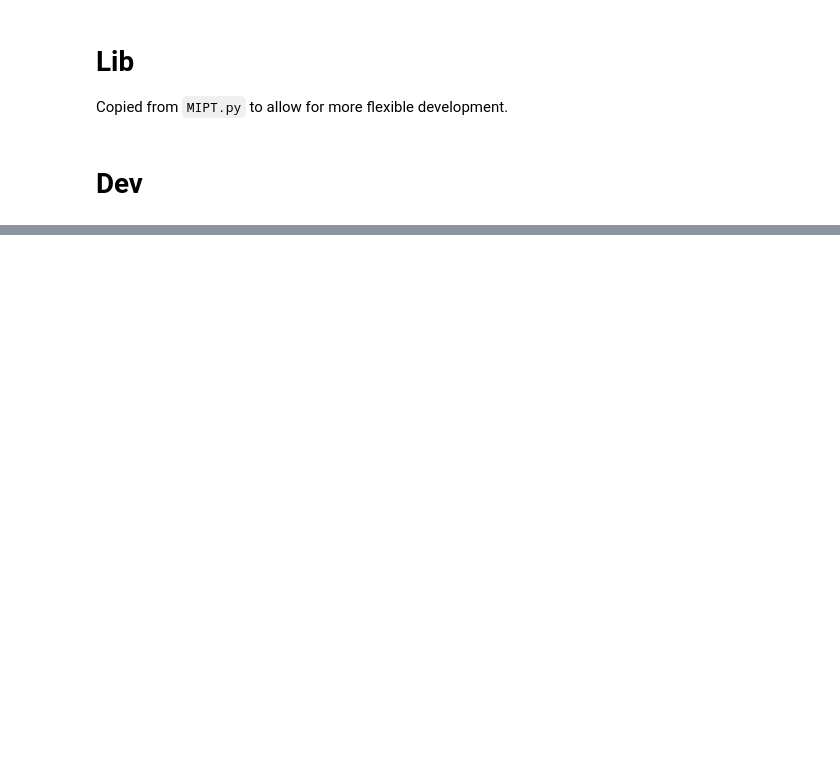
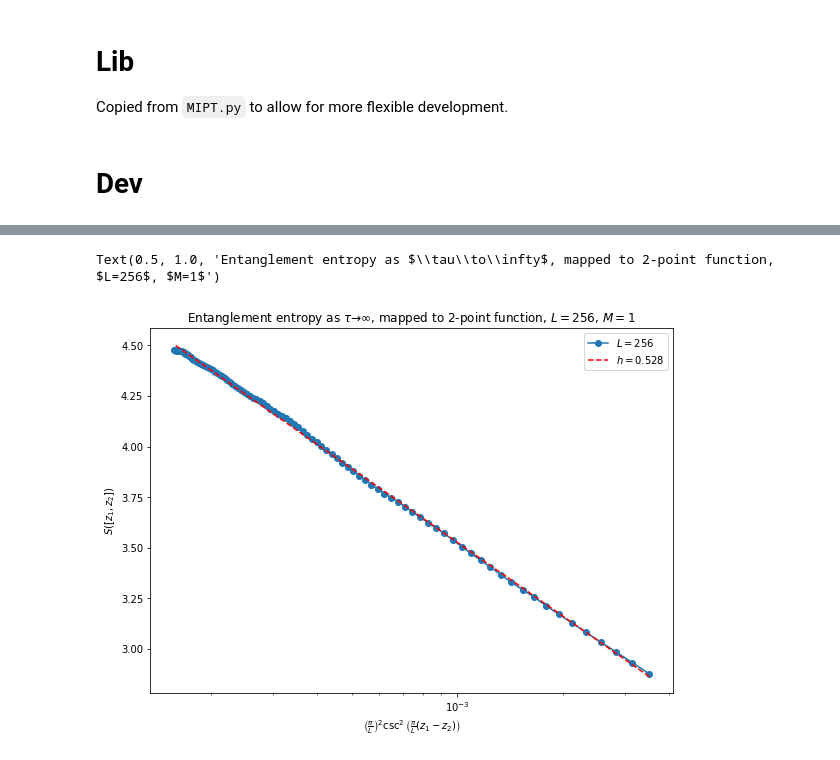
Before and after one commit to DanDan0101/clifford, a Jupyter notebook: dev_qudits.ipynb, the cells around one changed output, grey strips where cells are left out. Drawn from its saved outputs; the diff is of its cells as text; code cells hidden in the pictures; blank space fills up the shorter version.

```diff
--- a/dev_qudits.ipynb
+++ b/dev_qudits.ipynb
@@ -287,8 +288,3 @@ p_dict = {
     5: 0.478
 }
 p = p_dict[D]
-# %%
-f = lambda state: trip_info(state, D)
-
-with Pool(num_cpus) as pool:
-    results = pool.starmap(lambda: sample(f, L, p, D, timesteps, depth), [[]] * shots)
@@ -321,0 +378,13 @@ Error:
+# %%
+plt.subplots(figsize = (8, 6), layout = "constrained")
+plt.plot(x[start:end], result[0, start:end], marker = "o", label = "$L={}$".format(L))
+plt.plot(x[start:end], f(x, h, c)[start:end], linestyle = "--", color = "red", label = "$h={:.3f}$".format(h))
+plt.fill_between(x[start:end], result[0, start:end] - result[1, start:end], result[0, start:end] + result[1, start:end], alpha = 0.5)
+plt.xscale('log')
+plt.ylabel(r"$S([z_1,z_2])$")
+plt.xlabel(r"$\left(\frac{\pi}{L}\right)^2\csc^2\left(\frac{\pi}{L}(z_1-z_2)\right)$")
+plt.legend()
+plt.title("Entanglement entropy as $\\tau\\to\infty$, mapped to 2-point function, $L={}$, $M={}$".format(L, D))
+# %% [output]
+Text(0.5, 1.0, 'Entanglement entropy as $\\tau\\to\\infty$, mapped to 2-point function, $L=256$, $M=1$')
+[figure, added]
```
Also changed, not shown: parts of 13 cells of this notebook, 3 other files.
